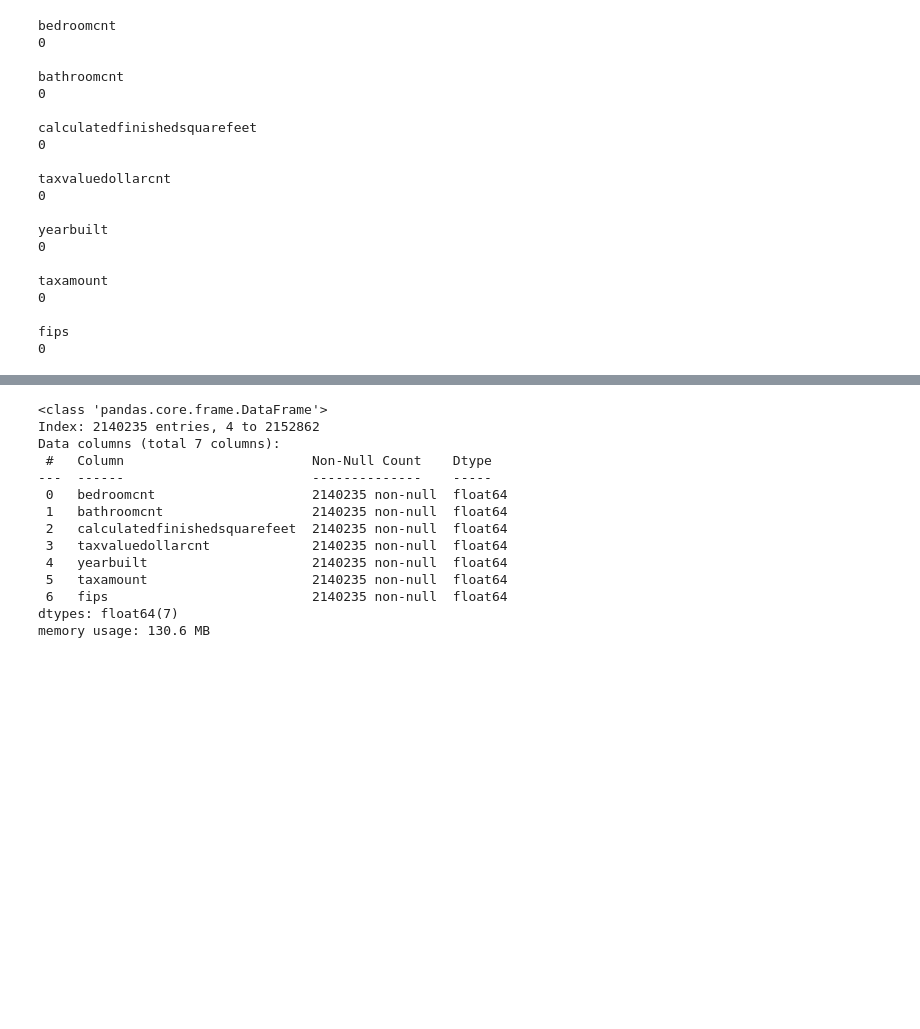
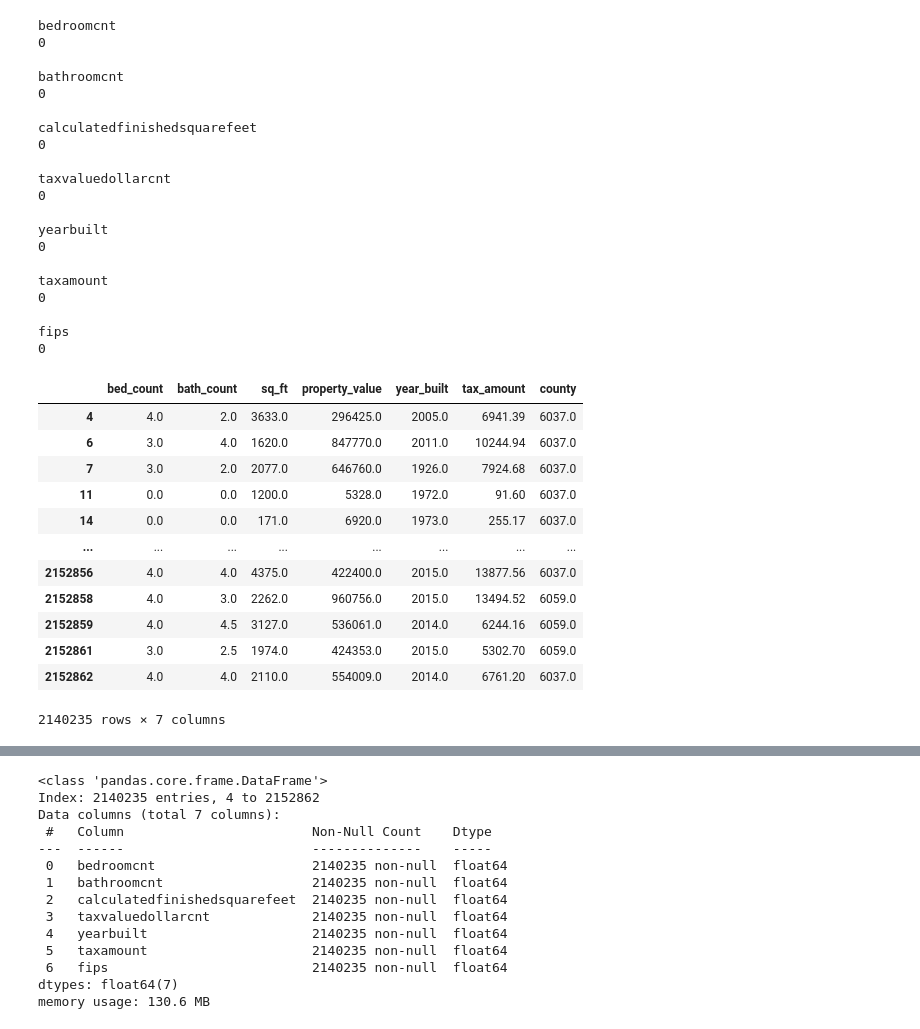
Before and after one commit to rabeka-branham/regression-exercises, a Jupyter notebook: wrangle.ipynb, the cells around one changed output, grey strips where cells are left out. Cells and saved outputs as stored; diff of their text form; code cells hidden in the pictures; blank space fills up the shorter version.

```diff
--- a/wrangle.ipynb
+++ b/wrangle.ipynb
@@ -171,6 +167,29 @@ taxamount
 
 fips
 0
+# %%
+df = df.rename(columns={'bedroomcnt': 'bed_count',
+                       'bathroomcnt' : 'bath_count',
+                       'calculatedfinishedsquarefeet' : 'sq_ft',
+                       'taxvaluedollarcnt': 'property_value',
+                       'yearbuilt': 'year_built',
+                       'taxamount': 'tax_amount',
+                       'fips': 'county'})
+df
+# %% [output]
+|  | bed_count | bath_count | sq_ft | property_value | year_built | tax_amount | county |
+| 4 | 4.0 | 2.0 | 3633.0 | 296425.0 | 2005.0 | 6941.39 | 6037.0 |
+| 6 | 3.0 | 4.0 | 1620.0 | 847770.0 | 2011.0 | 10244.94 | 6037.0 |
+| 7 | 3.0 | 2.0 | 2077.0 | 646760.0 | 1926.0 | 7924.68 | 6037.0 |
+| 11 | 0.0 | 0.0 | 1200.0 | 5328.0 | 1972.0 | 91.60 | 6037.0 |
+| 14 | 0.0 | 0.0 | 171.0 | 6920.0 | 1973.0 | 255.17 | 6037.0 |
+| ... | ... | ... | ... | ... | ... | ... | ... |
+| 2152856 | 4.0 | 4.0 | 4375.0 | 422400.0 | 2015.0 | 13877.56 | 6037.0 |
+| 2152858 | 4.0 | 3.0 | 2262.0 | 960756.0 | 2015.0 | 13494.52 | 6059.0 |
+| 2152859 | 4.0 | 4.5 | 3127.0 | 536061.0 | 2014.0 | 6244.16 | 6059.0 |
+| 2152861 | 3.0 | 2.5 | 1974.0 | 424353.0 | 2015.0 | 5302.70 | 6059.0 |
+| 2152862 | 4.0 | 4.0 | 2110.0 | 554009.0 | 2014.0 | 6761.20 | 6037.0 |
+2140235 rows × 7 columns
 # %%
 df.info(show_counts=True)
 # %% [output]
```
Also changed, not shown: parts of 14 cells of this notebook, 1 other file.
